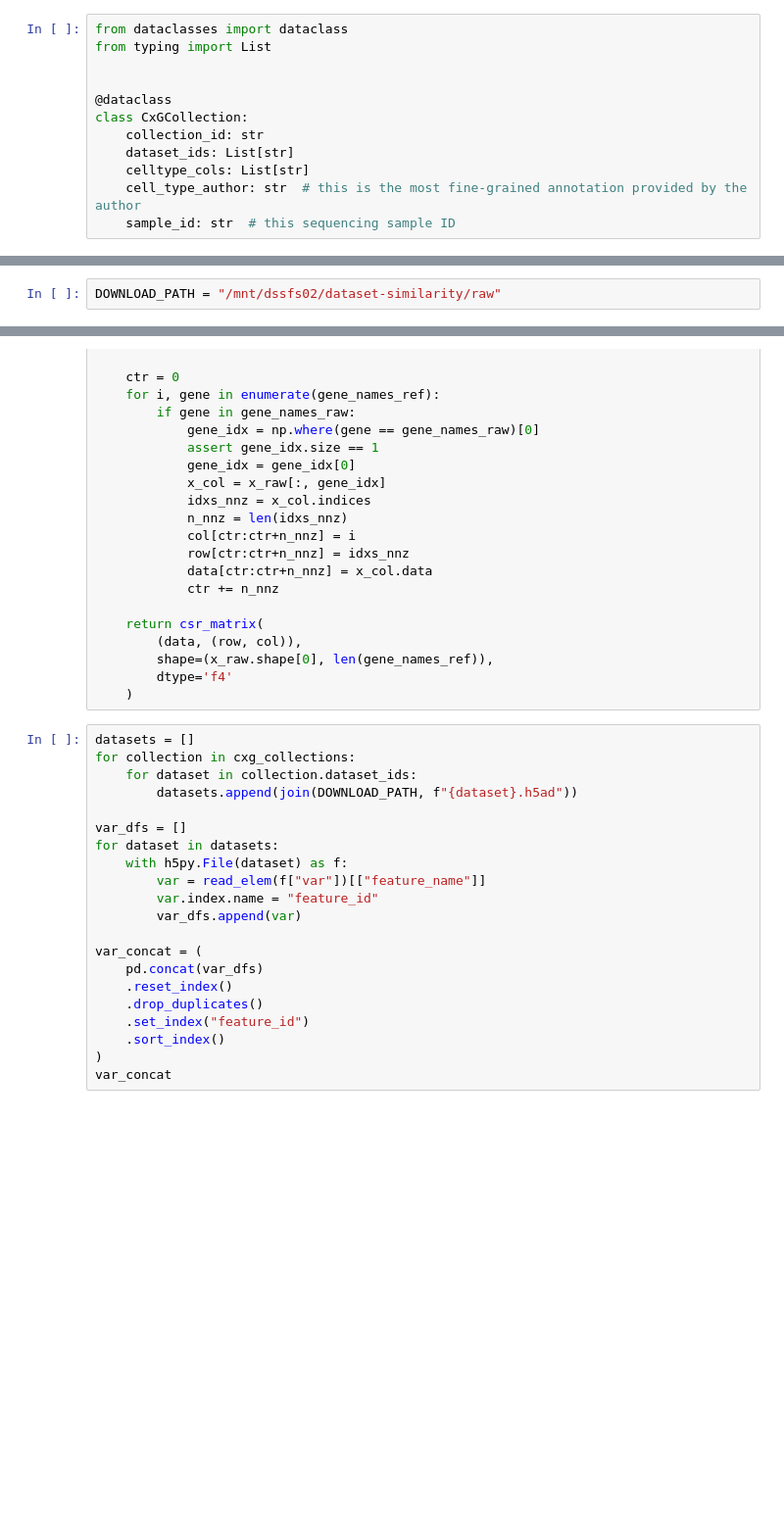
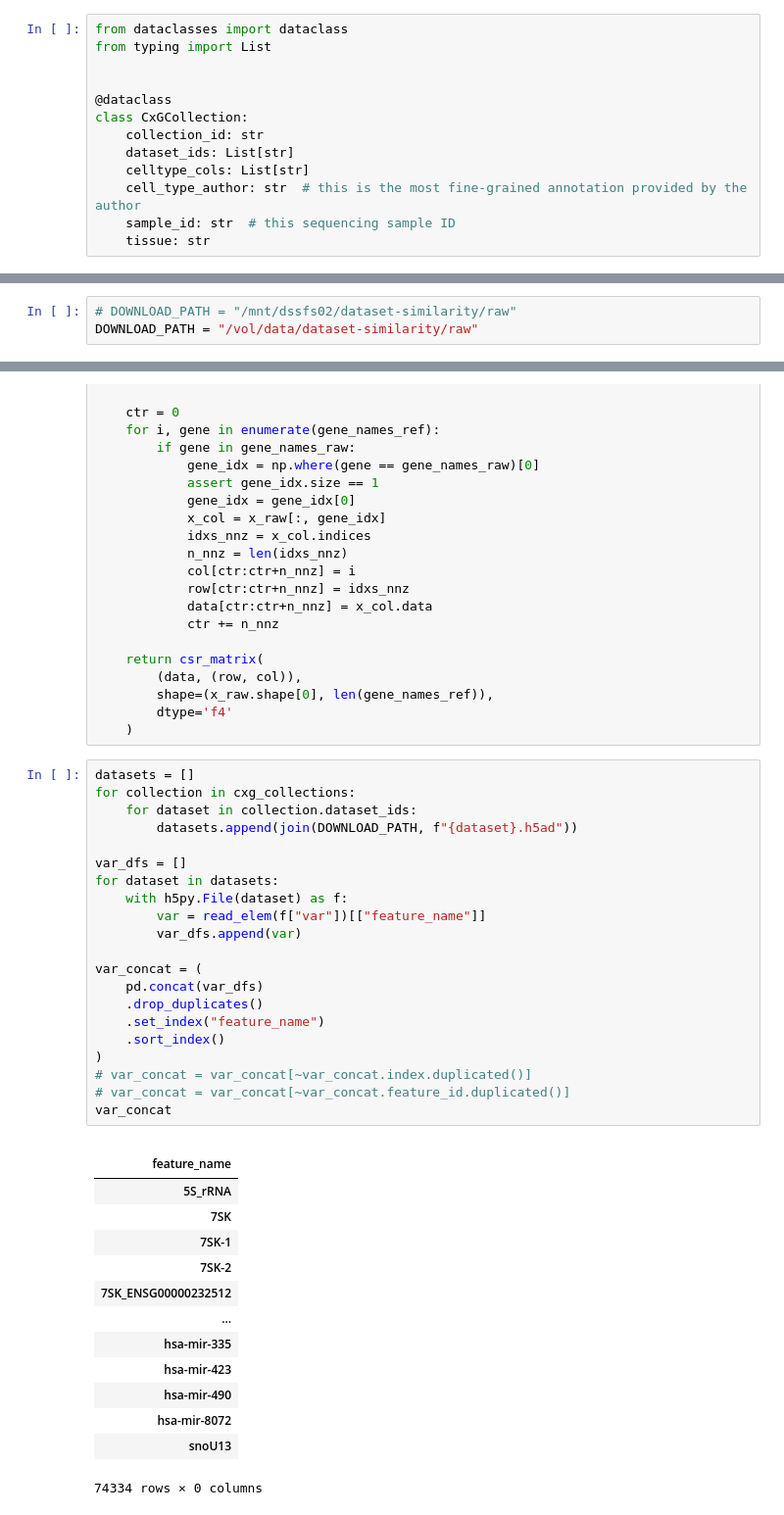
Before and after one commit to cellannotation/pairOT_paper, a Jupyter notebook: notebooks/example-data/other-organs.ipynb, the cells around one changed output, grey strips where cells are left out. Shown: that part at 98% size. Cells and saved outputs as stored; diff of their text form; blank space fills up the shorter version.

Commit message:
updated data download notebooks

```diff
--- a/notebooks/example-data/other-organs.ipynb
+++ b/notebooks/example-data/other-organs.ipynb
@@ -24,6 +21,7 @@ class CxGCollection:
     celltype_cols: List[str]
     cell_type_author: str  # this is the most fine-grained annotation provided by the author
     sample_id: str  # this sequencing sample ID
+    tissue: str
 # %%
 cxg_collections = [
     CxGCollection(
@@ -93,7 +140,8 @@ cxg_collections = [
 # %% [markdown]
 ## Download raw datasets
 # %%
-DOWNLOAD_PATH = "/mnt/dssfs02/dataset-similarity/raw"
+# DOWNLOAD_PATH = "/mnt/dssfs02/dataset-similarity/raw"
+DOWNLOAD_PATH = "/vol/data/dataset-similarity/raw"
 # %%
 for collection in tqdm.tqdm(cxg_collections):
     for dataset in collection.dataset_ids:
@@ -146,21 +211,36 @@ def streamline_count_matrix(x_raw, gene_names_raw, gene_names_ref):
 # %%
 datasets = []
 for collection in cxg_collections:
     for dataset in collection.dataset_ids:
         datasets.append(join(DOWNLOAD_PATH, f"{dataset}.h5ad"))
 
 var_dfs = []
 for dataset in datasets:
     with h5py.File(dataset) as f:
         var = read_elem(f["var"])[["feature_name"]]
-        var.index.name = "feature_id"
         var_dfs.append(var)
 
 var_concat = (
     pd.concat(var_dfs)
-    .reset_index()
     .drop_duplicates()
-    .set_index("feature_id")
+    .set_index("feature_name")
     .sort_index()
 )
+# var_concat = var_concat[~var_concat.index.duplicated()]
+# var_concat = var_concat[~var_concat.feature_id.duplicated()]
 var_concat
+# %% [output]
+|  |
+| feature_name |
+| 5S_rRNA |
+| 7SK |
+| 7SK-1 |
+| 7SK-2 |
+| 7SK_ENSG00000232512 |
+| ... |
+| hsa-mir-335 |
+| hsa-mir-423 |
+| hsa-mir-490 |
+| hsa-mir-8072 |
+| snoU13 |
+74334 rows × 0 columns
```
Also changed, not shown: parts of 7 cells of this notebook, 3 other files.
